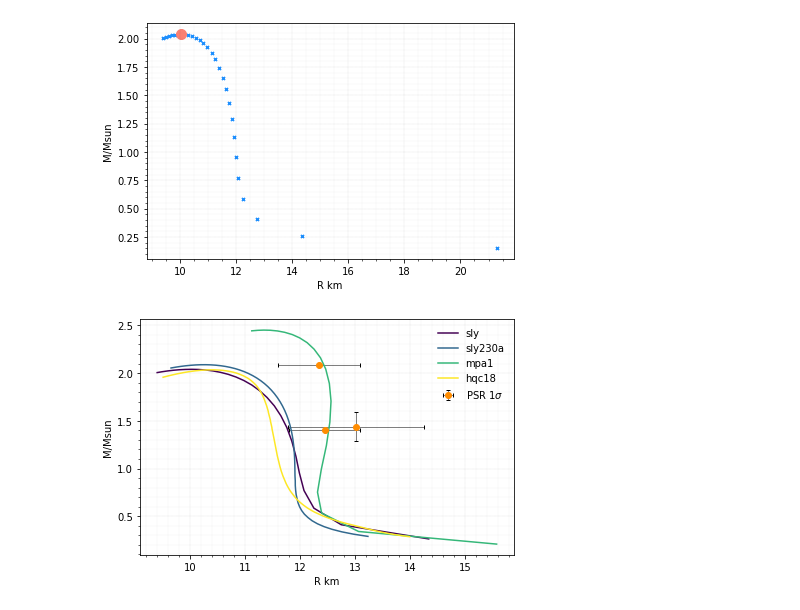
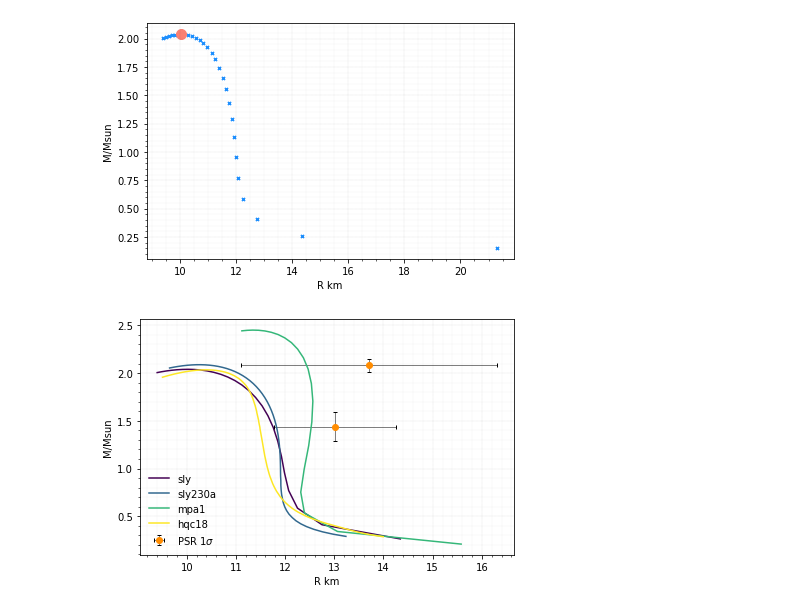
Before and after one commit to utkarsh7236/fmodes, a Jupyter notebook: Intro/tov_integrator.ipynb, the cells around one changed output. Saved outputs shown, nothing was run; the diff lists cells and outputs as text; code cells hidden in the pictures.

```diff
--- a/Intro/tov_integrator.ipynb
+++ b/Intro/tov_integrator.ipynb
@@ -163,8 +163,8 @@ km2cm = 1e5
 r_i = 1e-28 # This needs to be low enough for additional p0 term to not have any effect.
 p0 = p[-8]
 e0 = EOS(p0)
-p_c = p0 - 2 * np.pi * (G/(c**2)) * r_i**2 * (p0 + e0
-e_c = EOS(p_c)
+p_c = p0 - 2 * np.pi * (G/(c**2)) * r_i**2 * (p0 + e0) * (3*p0 + e0)/3
+e_c = e0
 m0 = e_c * 4/3 * np.pi * r_i**3
 init_VEC = [p_c, m0]
 msun = 2e33
@@ -212,7 +212,7 @@ for i in tqdm(range(1,30), disable = False):
     km2cm = 1e5
     r_i = 1e-28
     p0 = p[-i]
-    p_c = p0
+    p_c = p0 - 2 * np.pi * (G/(c**2)) * r_i**2 * (p0 + e0) * (3*p0 + e0)/3
 
     # Skip boundary case of highest pressure
     if p_c >= p.max():
@@ -286,7 +286,7 @@ for j in tqdm(range(len(EOS_df_list))):
         km2cm = 1e5
         r_i = 1e-28
         p0 = p[-i]
-        p_c = p0 #+ + 4 * np.pi * r_i**2 * p0**2
+        p_c = p0 - 2 * np.pi * (G/(c**2)) * r_i**2 * (p0 + e0) * (3*p0 + e0)/3
 
         # Skip boundary case of highest pressure
         if p_c >= p.max():
@@ -311,35 +311,35 @@ for j in tqdm(range(len(EOS_df_list))):
 
         # If starr is less than % of Msun, exit inner loop
         if mStar < 0.3:
             break
 
     mStar_arr = np.array(mStar_list)
     mR_arr = np.array(mR_list)
 
     plt.plot(mR_arr, mStar_arr, label = f"{path[:-4]}",
              color = colors[j])
 
 # Plotting error bars on pulsars
-psr_r_list = [12.45, 12.35, 13.02]
-psr_r_err_list = [0.65, 0.75, 1.24]
-psr_m_list = [1.4, 2.08, 1.44] # No errors given on mass
-psr_m_err_list = [0.01, 0.01, 0.15]
+psr_r_list = [13.7, 13.02]
+psr_r_err_list = [2.6, 1.24]
+psr_m_list = [2.08, 1.44] # No errors given on mass
+psr_m_err_list = [0.07, 0.15]
 plt.errorbar(psr_r_list, psr_m_list,
              xerr=psr_r_err_list,
              yerr=psr_m_err_list,
              elinewidth=0.5,
              capsize=2,
              ecolor='black',
              fmt='o',
              label=r"PSR 1$\sigma$",
              color="darkorange",
              )
 
 # Labeling
 plt.xlabel("R km")
 plt.ylabel("M/Msun")
 utkarshGrid()
 plt.legend()
 plt.show()
 # %% [output]
-[figure, old version]
+[figure, new version]
```
